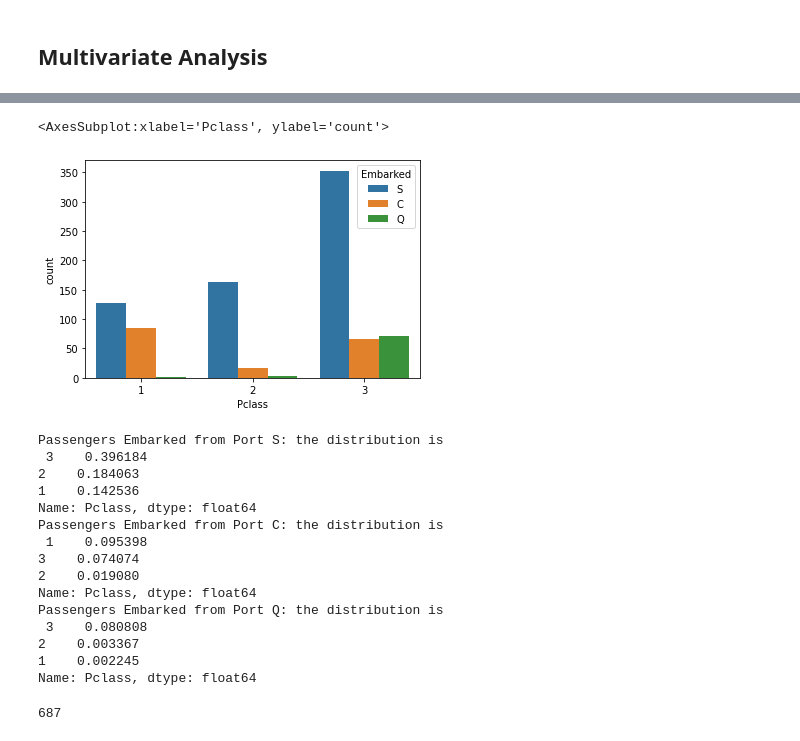
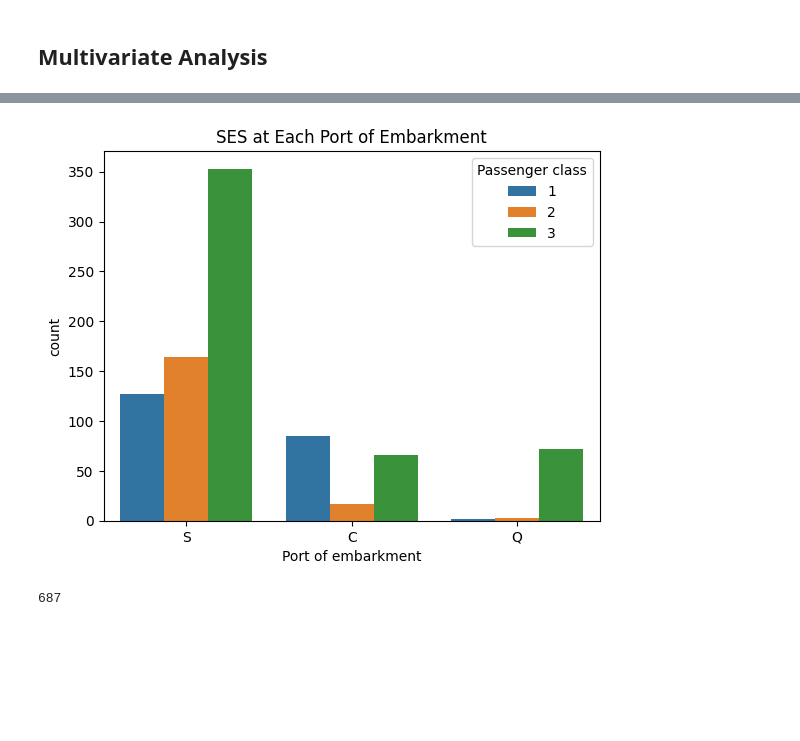
Before and after one commit to okenreed/Titanic-Survival-Project, a Jupyter notebook: Titanic Survival Project.ipynb, the cells around one changed output, grey strips where cells are left out. Cells and saved outputs as stored; diff of their text form; code cells hidden in the pictures; blank space fills up the shorter version.

```diff
--- a/Titanic Survival Project.ipynb
+++ b/Titanic Survival Project.ipynb
@@ -4,7 +4,7 @@ import seaborn as sns
 import numpy as np
 import matplotlib.pyplot as plt
 # %%
-df_train=pd.read_csv('https://raw.githubusercontent.com/SowjanyaPatnaik/Data-Science-notes/main/train.csv')
+titanic_df = pd.read_csv('https://raw.githubusercontent.com/SowjanyaPatnaik/Data-Science-notes/main/train.csv')
 # %% [markdown]
 ## Explanatory Data Analysis (EDA)
 # %%
@@ -164,26 +245,10 @@ sns.countplot(x='Pclass',data=df_train, hue='Sex')
 # %%
-sns.countplot(x='Pclass',data=df_train, hue='Embarked')
+sns.countplot(x='Embarked',data=titanic_df, hue='Pclass')
+
+plt.legend(title='Passenger class')
+plt.xlabel('Port of embarkment')
+plt.title('SES at Each Port of Embarkment')
+plt.show()
 # %% [output]
-<AxesSubplot:xlabel='Pclass', ylabel='count'>
-[figure, old version]
+[figure, new version]
-# %%
-for i in df_train['Embarked'].dropna().unique():
-    print(f"Passengers Embarked from Port {i}: the distribution is \n {df_train[df_train['Embarked']==i]['Pclass'].
-           value_counts()/df_train.shape[0]}")
-# %% [output]
-Passengers Embarked from Port S: the distribution is
- 3    0.396184
-2    0.184063
-1    0.142536
-Name: Pclass, dtype: float64
-Passengers Embarked from Port C: the distribution is
- 1    0.095398
-3    0.074074
-2    0.019080
-Name: Pclass, dtype: float64
-Passengers Embarked from Port Q: the distribution is
- 3    0.080808
-2    0.003367
-1    0.002245
-Name: Pclass, dtype: float64
 # %%
```
Also changed, not shown: parts of 56 cells of this notebook.
